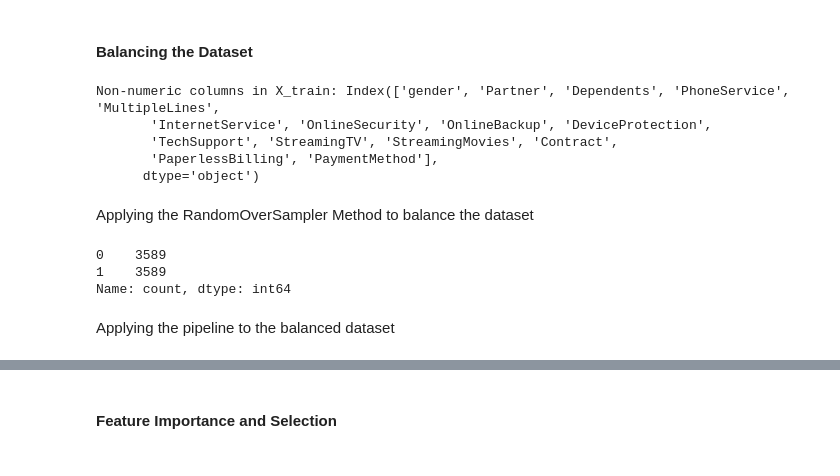
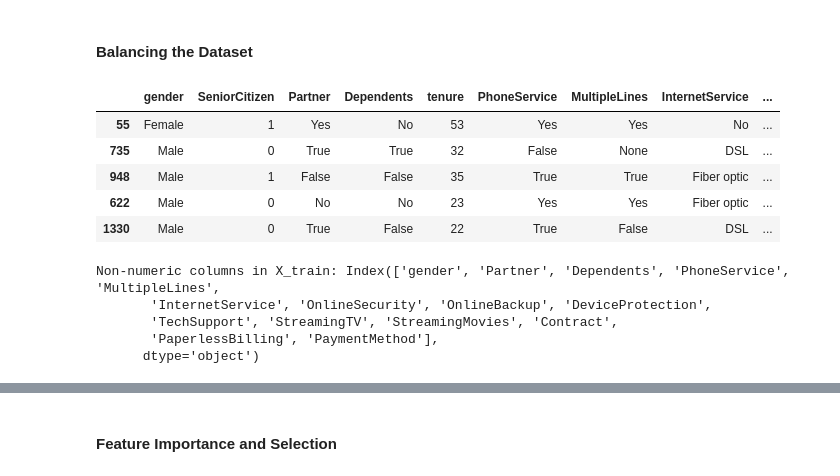
Before and after one commit to aaserwaa/Customer-Churn-Analysis, a Jupyter notebook: notebook.ipynb, the cells around one changed output, grey strips where cells are left out. Drawn from its saved outputs; the diff is of its cells as text; code cells hidden in the pictures.

```diff
--- a/notebook.ipynb
+++ b/notebook.ipynb
@@ -1021,10 +911,0 @@ weighted avg       0.90      0.91      0.90      1009
-# %%
-# training a K-nearest neighbour model
-
-KNN_pipeline = Pipeline(steps=[
-    ('preprocessor', preprocessor),
-    ('classifier', KNeighborsClassifier())
-
-])
-# Fit the pipeline on the training data
-KNN_pipeline.fit(X_train, y_train)
@@ -1117,12 +911,0 @@ weighted avg       0.89      0.91      0.90      1009
-# %%
-from sklearn.linear_model import SGDClassifier
-from sklearn.pipeline import Pipeline
-
-# Create a full pipeline including numerical transformation and SGD Classifier model
-sgd_pipeline = Pipeline(steps=[
-    ('preprocessor', preprocessor),
-    ('classifier', SGDClassifier(random_state=42))
-])
-
-# Fit the pipeline on the training data
-sgd_pipeline.fit(X_train, y_train)
@@ -1327,6 +1027,15 @@ Considering a balance between precision, recall, and F1-Score, Logistic Regressi
 # Drop unnamed column
 
 X_train = X_train.drop('', axis=1)
+# %%
+X_train.head()
+# %% [output]
+|  | gender | SeniorCitizen | Partner | Dependents | tenure | PhoneService | MultipleLines | InternetService | ... |
+| 55 | Female | 1 | Yes | No | 53 | Yes | Yes | No | ... |
+| 735 | Male | 0 | True | True | 32 | False | None | DSL | ... |
+| 948 | Male | 1 | False | False | 35 | True | True | Fiber optic | ... |
+| 622 | Male | 0 | No | No | 23 | Yes | Yes | Fiber optic | ... |
+| 1330 | Male | 0 | True | False | 22 | True | False | DSL | ... |
 # %%
 # Reset the index and drop the unnamed column
 X_train = X_train.reset_index(drop=True)
@@ -1340,5 +1049,3 @@ Non-numeric columns in X_train: Index(['gender', 'Partner', 'Dependents', 'Phone
        'TechSupport', 'StreamingTV', 'StreamingMovies', 'Contract',
        'PaperlessBilling', 'PaymentMethod'],
       dtype='object')
-# %% [markdown]
-Applying the RandomOverSampler Method to balance the dataset
@@ -1350,11 +1052 @@ X_train_resampled, y_train_resampled = sampler.fit_resample(X_train, y_train_enc
-# %%
-#check value counts to ensure that the datset is balanced
-
-pd.DataFrame(y_train_resampled).value_counts()
-# %% [output]
-0    3589
-1    3589
-Name: count, dtype: int64
-# %% [markdown]
-Applying the pipeline to the balanced dataset
 # %%
```
Also changed, not shown: parts of 57 cells of this notebook.
